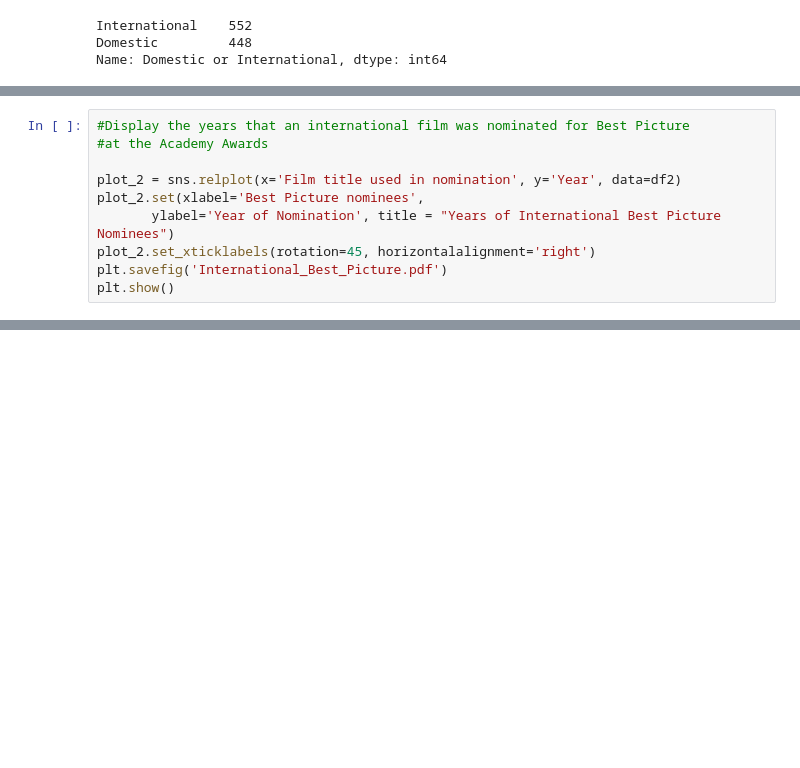
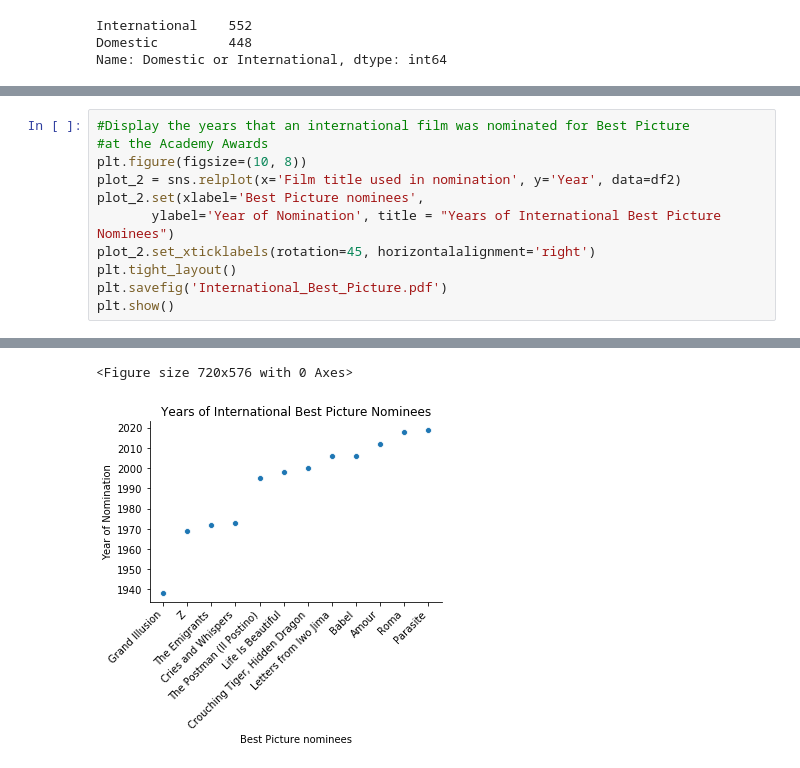
Before and after one commit to christianmoya/FilmAnalysis, a Jupyter notebook: critical_acclaim_pt2.ipynb, the cells around one changed output, grey strips where cells are left out. Saved outputs shown, nothing was run; the diff lists cells and outputs as text; blank space fills up the shorter version.

```diff
--- a/critical_acclaim_pt2.ipynb
+++ b/critical_acclaim_pt2.ipynb
@@ -66,11 +67,12 @@ plt.show()
 # %%
 #Display the years that an international film was nominated for Best Picture
 #at the Academy Awards
-
+plt.figure(figsize=(10, 8))
 plot_2 = sns.relplot(x='Film title used in nomination', y='Year', data=df2)
 plot_2.set(xlabel='Best Picture nominees',
        ylabel='Year of Nomination', title = "Years of International Best Picture Nominees")
 plot_2.set_xticklabels(rotation=45, horizontalalignment='right')
+plt.tight_layout()
 plt.savefig('International_Best_Picture.pdf')
 plt.show()
 # %% [output]
@@ -78,0 +79,2 @@ plt.show()
+<Figure size 720x576 with 0 Axes>
+[figure, added]
```
Also changed, not shown: parts of 3 cells of this notebook, 1 other file.
